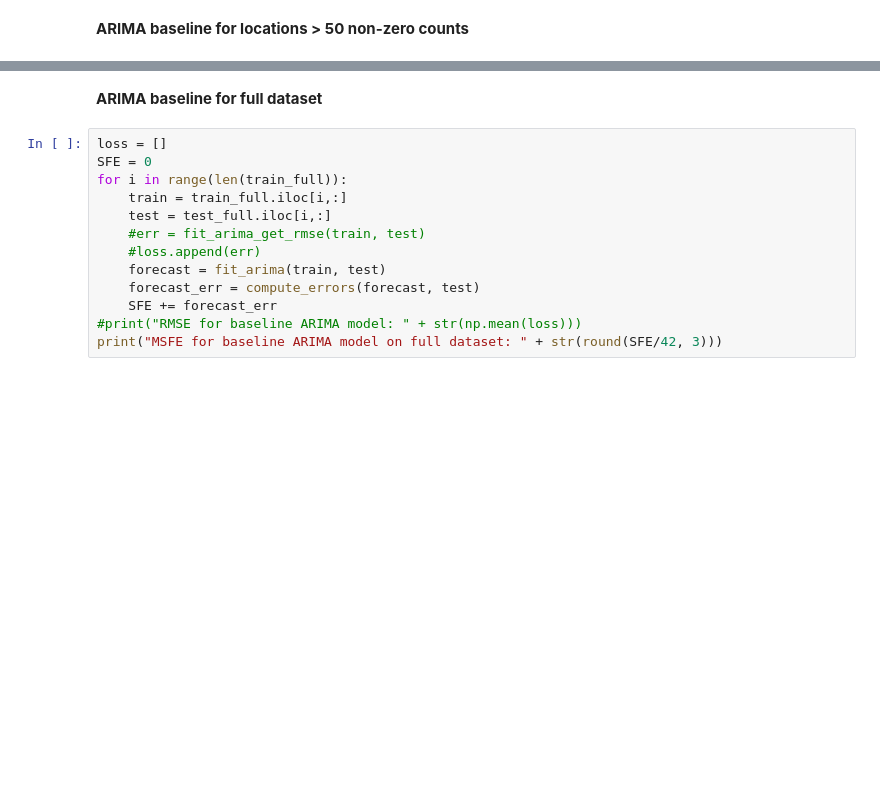
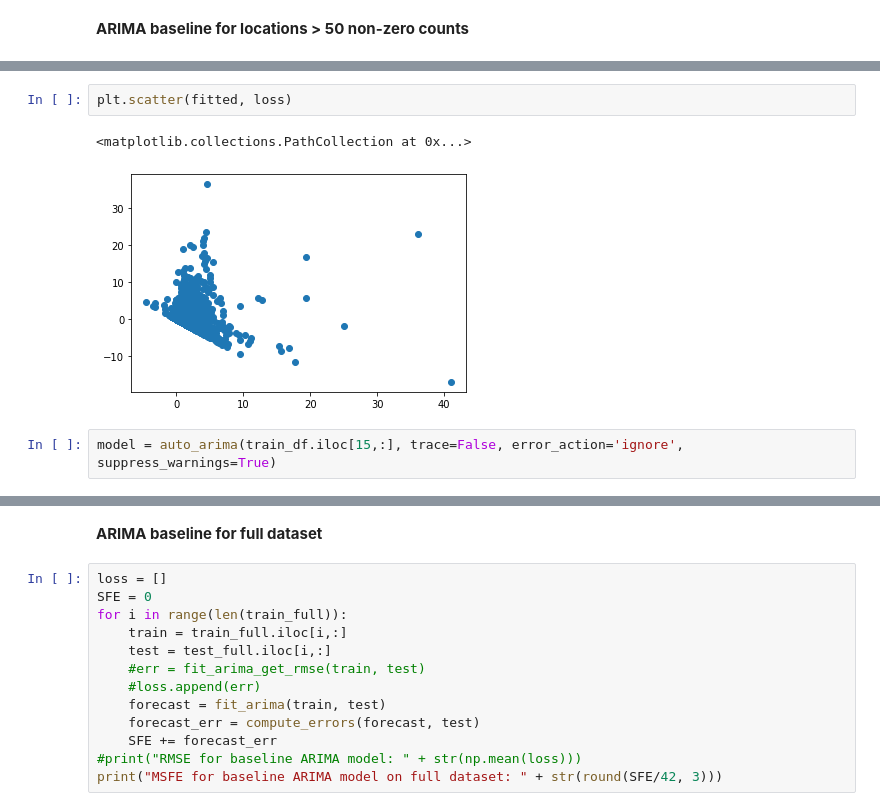
Before and after one commit to Angps1995/Spatial-Temporal-Models-for-delivery-demand-forecast, a Jupyter notebook: Models/baseline_model.ipynb, the cells around one changed output, grey strips where cells are left out. Cells and saved outputs as stored; diff of their text form; blank space fills up the shorter version.

```diff
--- a/Models/baseline_model.ipynb
+++ b/Models/baseline_model.ipynb
@@ -108,0 +125,7 @@ MSFE for baseline ARIMA model on subset of dataset: 58.801
+# %%
+plt.scatter(fitted, loss)
+# %% [output]
+<matplotlib.collections.PathCollection at 0x...>
+[figure, added]
+# %%
+model = auto_arima(train_df.iloc[15,:], trace=False, error_action='ignore', suppress_warnings=True)
```
Also changed, not shown: parts of 6 cells of this notebook, 16 other files.
